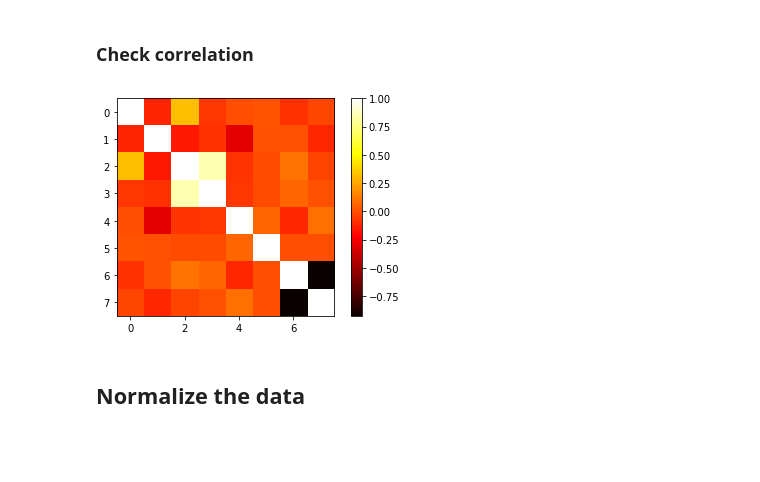
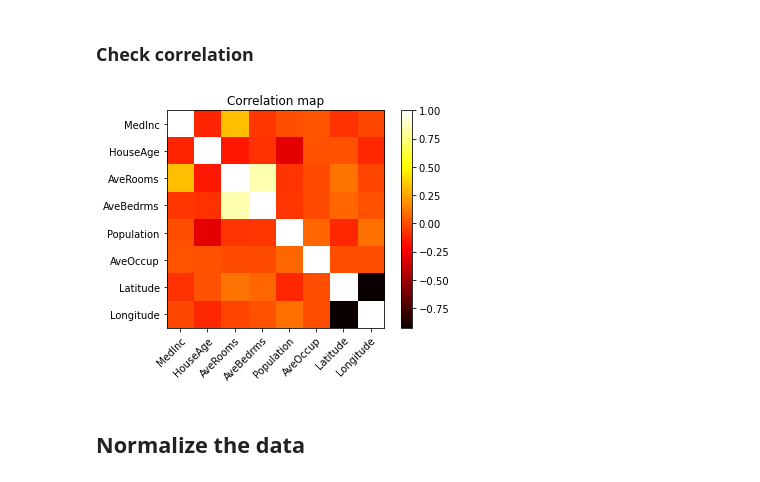
Before and after one commit to ZhengLyuFelix/cme-216-housing-pricing-prediction, a Jupyter notebook: data_viz.ipynb, the cells around one changed output. Saved outputs shown, nothing was run; the diff lists cells and outputs as text; code cells hidden in the pictures; blank space fills up the shorter version.

```diff
--- a/data_viz.ipynb
+++ b/data_viz.ipynb
@@ -88,16 +94,24 @@ feature_hist(x_train,feature_names,
 # %%
 corr_matrix = np.corrcoef(data.transpose())
 # %%
-def plot_correlation(corr_matrix, save_path):
+def plot_correlation(corr_matrix, feature_names,save_path):
+    fig, ax = plt.subplots()
     plt.imshow(corr_matrix, cmap='hot')
     plt.colorbar()
+    ax.set_xticklabels(feature_names)
+    ax.set_yticklabels(feature_names)
+    ax.set_xticks(np.arange(len(feature_names)))
+    ax.set_yticks(np.arange(len(feature_names)))
+    plt.setp(ax.get_xticklabels(), rotation=45, ha="right",
+         rotation_mode="anchor")
+    plt.title('Correlation map')
     plt.savefig(save_path)
     plt.show()
 # %%
 save_path = cur_path + '/figures/correlation'
-plot_correlation(corr_matrix, save_path)
+plot_correlation(corr_matrix, feature_names, save_path)
 # %% [output]
-[figure, old version]
+[figure, new version]
 # %% [markdown]
 ## Normalize the data
 # %%
```
Also changed, not shown: parts of 6 cells of this notebook, 29 other files.
